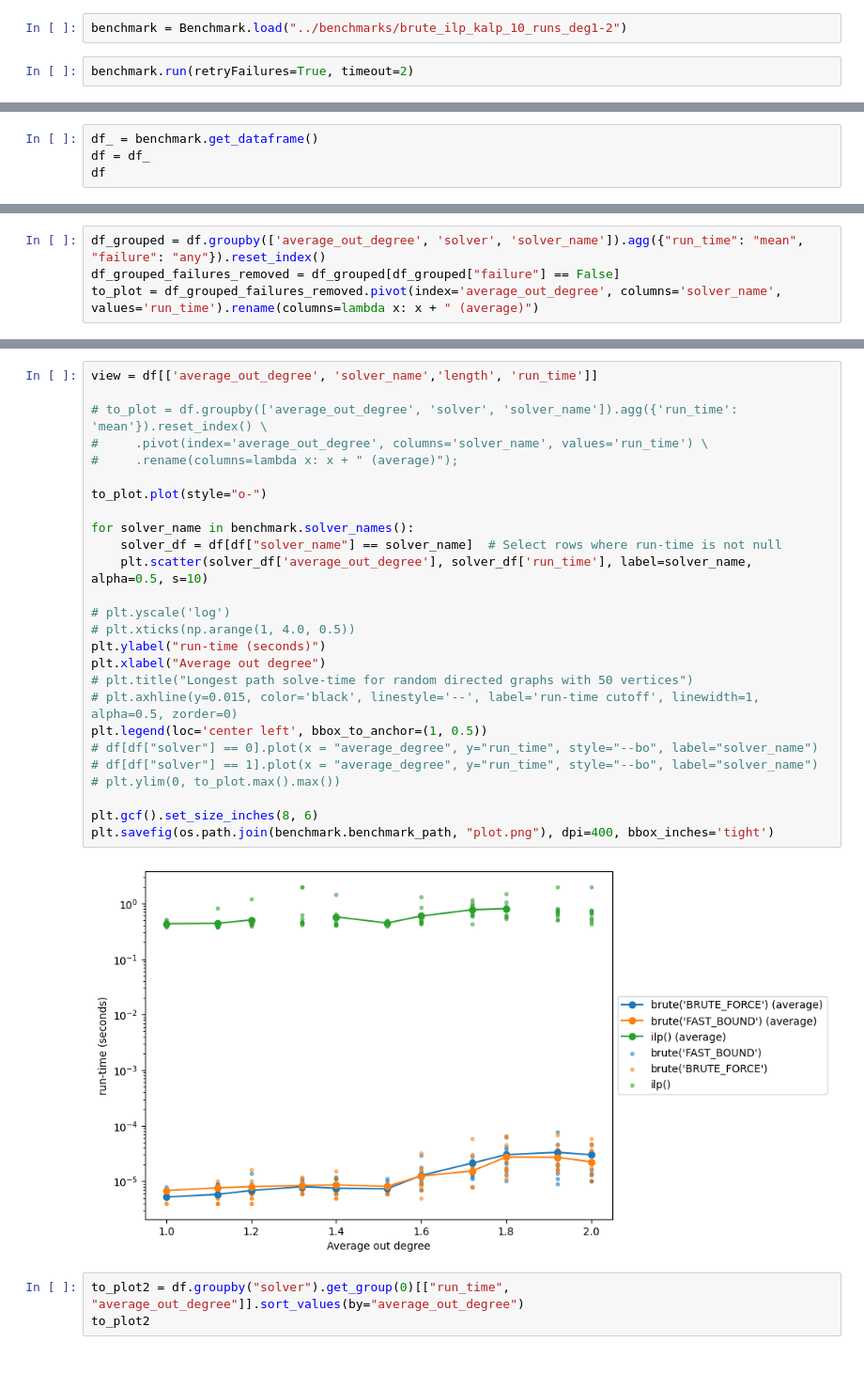
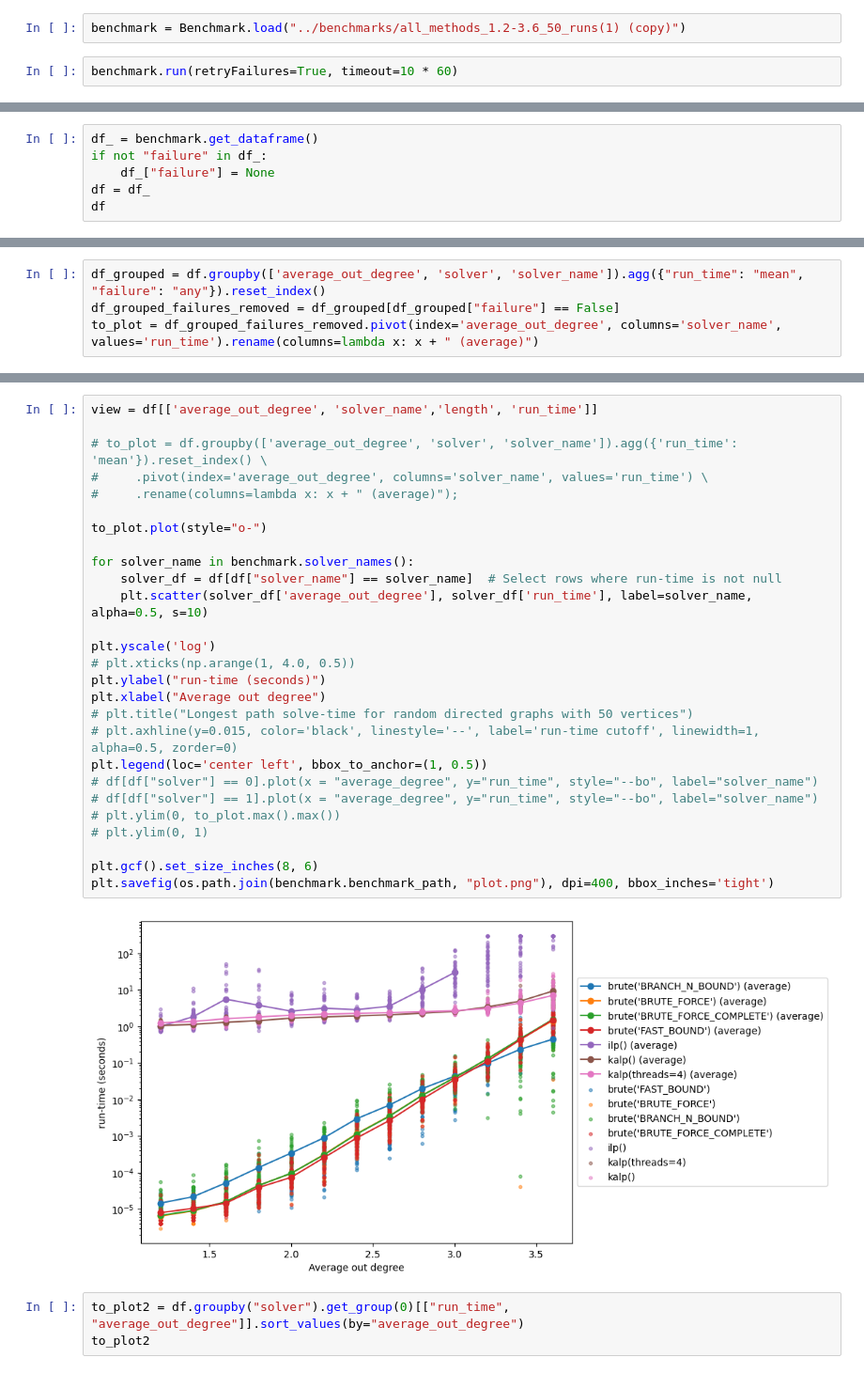
Before and after one commit to blinkybool/LongestPath, a Jupyter notebook: notebooks/benchmarking_specific_degree.ipynb, the cells around one changed output, grey strips where cells are left out. Shown at 94% size. Cells and saved outputs as stored; diff of their text form.

Commit message:
benchmarking

```diff
--- a/notebooks/benchmarking_specific_degree.ipynb
+++ b/notebooks/benchmarking_specific_degree.ipynb
@@ -40,6 +51,6 @@ benchmark.benchmark_path
 # %%
-benchmark = Benchmark.load("../benchmarks/brute_ilp_kalp_10_runs_deg1-2")
+benchmark = Benchmark.load("../benchmarks/all_methods_1.2-3.6_50_runs(1) (copy)")
 # %%
-benchmark.run(retryFailures=True, timeout=2)
+benchmark.run(retryFailures=True, timeout=10 * 60)
 # %% [output]
 graph: 0.txt, solver: brute('FAST_BOUND') ... ✅
@@ -62,5 +73,7 @@ length: 13, run_time: 0.7515113959998416
 # %%
 df_ = benchmark.get_dataframe()
+if not "failure" in df_:
+    df_["failure"] = None
 df = df_
 df
 # %% [output]
@@ -122,31 +141,32 @@ to_plot
 # %%
 view = df[['average_out_degree', 'solver_name','length', 'run_time']]
 
 # to_plot = df.groupby(['average_out_degree', 'solver', 'solver_name']).agg({'run_time': 'mean'}).reset_index() \
 #     .pivot(index='average_out_degree', columns='solver_name', values='run_time') \
 #     .rename(columns=lambda x: x + " (average)");
 
 to_plot.plot(style="o-")
 
 for solver_name in benchmark.solver_names():
     solver_df = df[df["solver_name"] == solver_name]  # Select rows where run-time is not null
     plt.scatter(solver_df['average_out_degree'], solver_df['run_time'], label=solver_name, alpha=0.5, s=10)
 
-# plt.yscale('log')
+plt.yscale('log')
 # plt.xticks(np.arange(1, 4.0, 0.5))
 plt.ylabel("run-time (seconds)")
 plt.xlabel("Average out degree")
 # plt.title("Longest path solve-time for random directed graphs with 50 vertices")
 # plt.axhline(y=0.015, color='black', linestyle='--', label='run-time cutoff', linewidth=1, alpha=0.5, zorder=0)
 plt.legend(loc='center left', bbox_to_anchor=(1, 0.5))
 # df[df["solver"] == 0].plot(x = "average_degree", y="run_time", style="--bo", label="solver_name")
 # df[df["solver"] == 1].plot(x = "average_degree", y="run_time", style="--bo", label="solver_name")
 # plt.ylim(0, to_plot.max().max())
+# plt.ylim(0, 1)
 
 plt.gcf().set_size_inches(8, 6)
 plt.savefig(os.path.join(benchmark.benchmark_path, "plot.png"), dpi=400, bbox_inches='tight')
 # %% [output]
-[figure, old version]
+[figure, new version]
 # %%
 to_plot2 = df.groupby("solver").get_group(0)[["run_time", "average_out_degree"]].sort_values(by="average_out_degree")
 to_plot2
```
Also changed, not shown: parts of 9 cells of this notebook, 6 other files.
